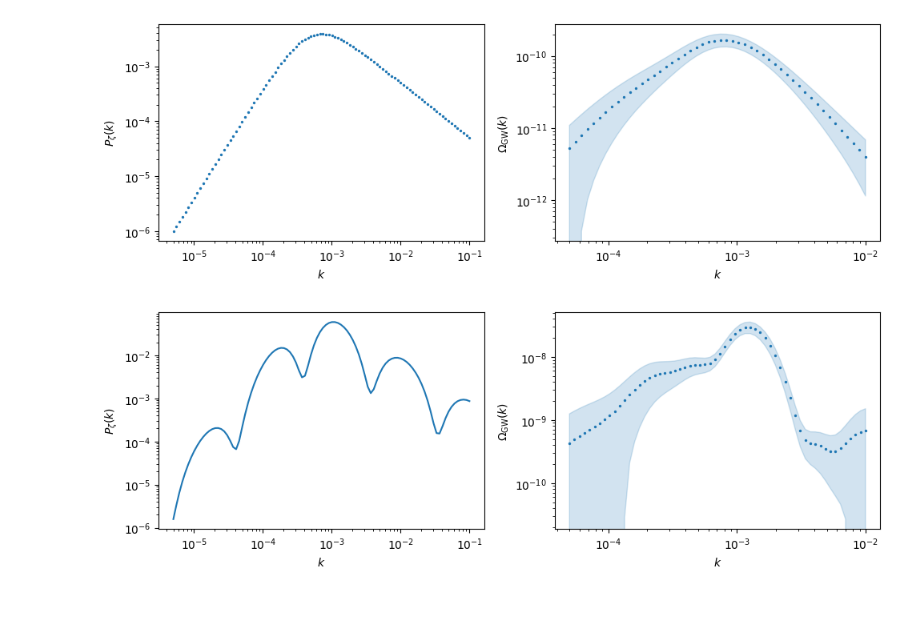
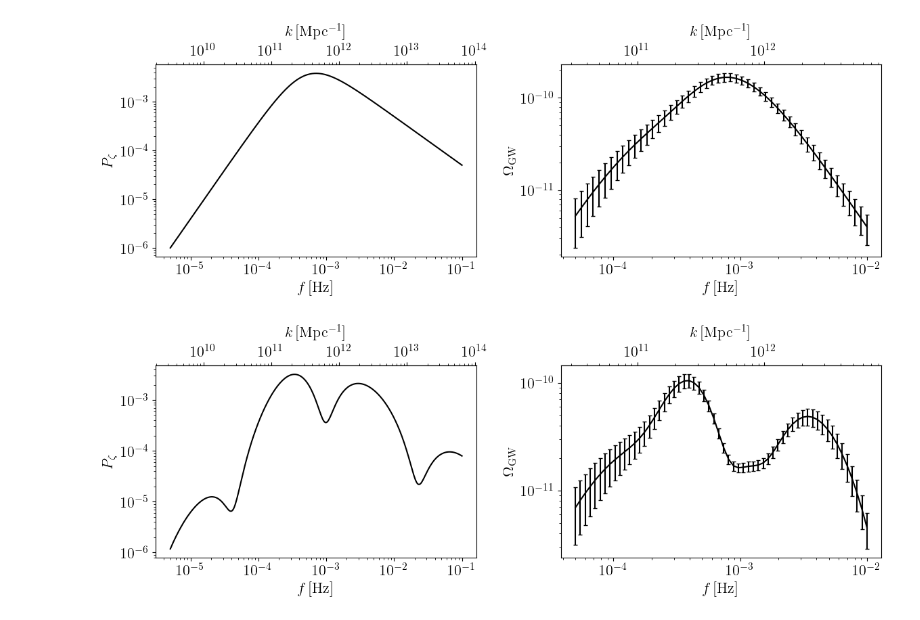
Before and after one commit to Ameek94/SIGW_Inverse, a Jupyter notebook: spectrum_examples.ipynb, the cells around one changed output. Cells and saved outputs as stored; diff of their text form; code cells hidden in the pictures.

Commit message:
plots and results

```diff
--- a/spectrum_examples.ipynb
+++ b/spectrum_examples.ipynb
@@ -11,7 +20,7 @@ kmin, kmax = 5e-5, 1e-2
 k_arr = jnp.logspace(np.log10(kmin), np.log10(kmax), 50)
 
 fac = 10
-p_arr = jnp.geomspace(kmin/fac,kmax*fac,100)
+p_arr = jnp.geomspace(kmin/fac,kmax*fac,400)
 # %%
 # bpl
 
@@ -20,42 +29,48 @@ s = jnp.linspace(0, 1,20)  # First rescaled internal momentum
 t = jnp.logspace(-5,5, 1000)  # Second rescaled internal momentum
 
 ## Expand t to add a new axis
 t_expanded = jnp.expand_dims(t, axis=-1)
 ## Repeat t along the new axis to match the shape (100, 1000)
 t = jnp.repeat(t_expanded, len(f), axis=-1)
 
 @jit
 def pz(p,pstar=5e-4,n1=2,n2=-1,sigma=2):
     nir = n1
     pl1 = (p/pstar)**nir
     nuv = (n2 - n1)/sigma
     pl2 = (1+(p/pstar)**sigma)**nuv
     # osc = (1 + 16.4*jnp.cos(1.4*jnp.log(p/1.))**2)
     return 1e-2 * pl1 * pl2 #*osc
 
 gwb_calculator =  OmegaGWjax(s, t, f=f, kernel="RD", upsample=False)
 
 
 pz_amp = pz(p_arr)
 gwb_amp = gwb_calculator(pz,f)
 kstar = 1e-3
 omks_sigma = gwb_amp*( 0.05*(np.log(k_arr/kstar))**2 + 0.1) # 2% error at kstar + more towards edges
 gwb_cov = jnp.diag(omks_sigma**2)
 
 np.savez("bpl_data.npz", k=k_arr, gw=gwb_amp, cov=gwb_cov, p_arr=p_arr, pz_amp=pz_amp)
 
 
-fig,(ax1,ax2) = plt.subplots(1,2,figsize=(10,3.5))
-ax1.scatter(p_arr,pz_amp,s=2)
-ax1.set_ylabel(r'$P_{\zeta}(k)$')
-ax2.set_ylabel(r'$\Omega_{\mathrm{GW}}(k)$')
-ax2.scatter(f,gwb_amp,s=2)
-ax2.fill_between(k_arr,gwb_amp+1.96*omks_sigma,gwb_amp-1.96*omks_sigma,alpha=0.2,color='C0')
+fig,(ax1,ax2) = plt.subplots(1,2,figsize=(12,4.5))
+ax1.plot(p_arr,pz_amp,color='k',lw=1.5)
+ax1.set_ylabel(r'$P_{\zeta}$')
+ax2.set_ylabel(r'$\Omega_{\mathrm{GW}}$')
+ax2.plot(f,gwb_amp,color='k',lw=1.5)
+ax2.errorbar(f,gwb_amp,yerr=omks_sigma,fmt='none',ecolor='k',capsize=2)
+# ax2.fill_between(k_arr,gwb_amp+1.96*omks_sigma,gwb_amp-1.96*omks_sigma,alpha=0.2,color='k')
 for ax in [ax1,ax2]:
-    ax.set(yscale='log',xscale='log',xlabel=r'$k$')
-fig.tight_layout();
+    ax.set(yscale='log',xscale='log',xlabel=r'$f\,{\rm [Hz]}$')
+k_mpc_f_hz = 2*np.pi * 1.03 * 10**14
+for x in [ax1,ax2]:
+    secax = x.secondary_xaxis('top', functions=(lambda x: x * k_mpc_f_hz, lambda x: x / k_mpc_f_hz))
+    secax.set_xlabel(r"$k\,{\rm [Mpc^{-1}]}$",labelpad=10)
+fig.tight_layout()
+plt.savefig("bpl_input.pdf")
 # %% [output]
-[figure, old version]
+[figure, new version]
 # %%
 # osc
 
@@ -63,7 +78,7 @@ k_arr = jnp.logspace(np.log10(kmin), np.log10(kmax), 60)
 
 f = k_arr #jnp.geomspace(5e-5, 1e-2, ksize)  # The frequencies to calculate Omega_GW
 s = jnp.linspace(0, 1, 20)  # First rescaled internal momentum
-t = jnp.logspace(-5,5, 1000)  # Second rescaled internal momentum
+t = jnp.logspace(-5,5, 200)  # Second rescaled internal momentum
 
 ## Expand t to add a new axis
 t_expanded = jnp.expand_dims(t, axis=-1)
@@ -76,8 +91,9 @@ def pz(p,pstar=5e-4,n1=2,n2=-1,sigma=2):
     pl1 = (p/pstar)**nir
     nuv = (n2 - n1)/sigma
     pl2 = (1+(p/pstar)**sigma)**nuv
-    osc = (1 + 16.4*jnp.cos(1.4*jnp.log(p/1.))**2)
-    return 1e-2*pl1 * pl2 *osc
+    # osc = (1 + 16.4*jnp.cos(1.4*jnp.log(p/1.))**2)
+    osc = (1 + 15*jnp.cos(1*jnp.log(p/2.5))**2)
+    return 1e-3*pl1 * pl2 *osc
 
 gwb_calculator =  OmegaGWjax(s, t, f=f, kernel="RD", upsample=False)
 
@@ -85,20 +101,27 @@ gwb_calculator =  OmegaGWjax(s, t, f=f, kernel="RD", upsample=False)
 pz_amp = pz(p_arr)
 gwb_amp = gwb_calculator(pz,f)
 kstar = 1e-3
-omks_sigma = gwb_amp*( 0.1*(np.log(k_arr/kstar))**2 + 0.1) # 2% error at kstar + more towards edges
+omks_sigma = gwb_amp*( 0.05*(np.log(k_arr/kstar))**2 + 0.1) # 2% error at kstar + more towards edges
 gwb_cov = jnp.diag(omks_sigma**2)
 
 np.savez("osc_data.npz", k=k_arr, gw=gwb_amp, cov=gwb_cov, p_arr=p_arr, pz_amp=pz_amp)
 
 
-fig,(ax1,ax2) = plt.subplots(1,2,figsize=(10,3.5))
-ax1.plot(p_arr,pz_amp)
-ax1.set_ylabel(r'$P_{\zeta}(k)$')
-ax2.set_ylabel(r'$\Omega_{\mathrm{GW}}(k)$')
-ax2.scatter(f,gwb_amp,s=2)
-ax2.fill_between(k_arr,gwb_amp+1.96*omks_sigma,gwb_amp-1.96*omks_sigma,alpha=0.2,color='C0')
+
+fig,(ax1,ax2) = plt.subplots(1,2,figsize=(12,4.5))
+ax1.plot(p_arr,pz_amp,color='k',lw=1.5)
+ax1.set_ylabel(r'$P_{\zeta}$')
+ax2.set_ylabel(r'$\Omega_{\mathrm{GW}}$')
+ax2.plot(f,gwb_amp,color='k',lw=1.5)
+ax2.errorbar(f,gwb_amp,yerr=omks_sigma,fmt='none',ecolor='k',capsize=2)
+# ax2.fill_between(k_arr,gwb_amp+1.96*omks_sigma,gwb_amp-1.96*omks_sigma,alpha=0.2,color='k')
 for ax in [ax1,ax2]:
-    ax.set(yscale='log',xscale='log',xlabel=r'$k$')
-fig.tight_layout();
+    ax.set(yscale='log',xscale='log',xlabel=r'$f\,{\rm [Hz]}$')
+k_mpc_f_hz = 2*np.pi * 1.03 * 10**14
+for x in [ax1,ax2]:
+    secax = x.secondary_xaxis('top', functions=(lambda x: x * k_mpc_f_hz, lambda x: x / k_mpc_f_hz))
+    secax.set_xlabel(r"$k\,{\rm [Mpc^{-1}]}$",labelpad=10)
+fig.tight_layout()
+plt.savefig("osc_input.pdf")
 # %% [output]
-[figure, old version]
+[figure, new version]
```
Also changed, not shown: parts of 3 cells of this notebook, 10 other files.
